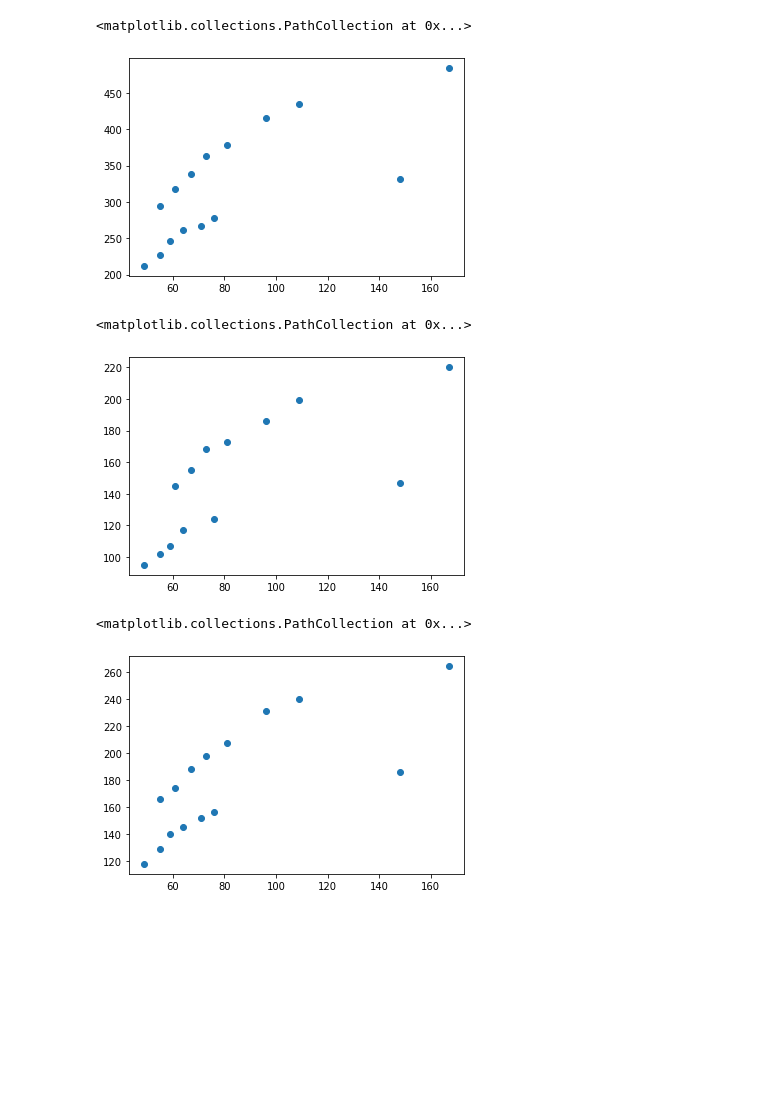
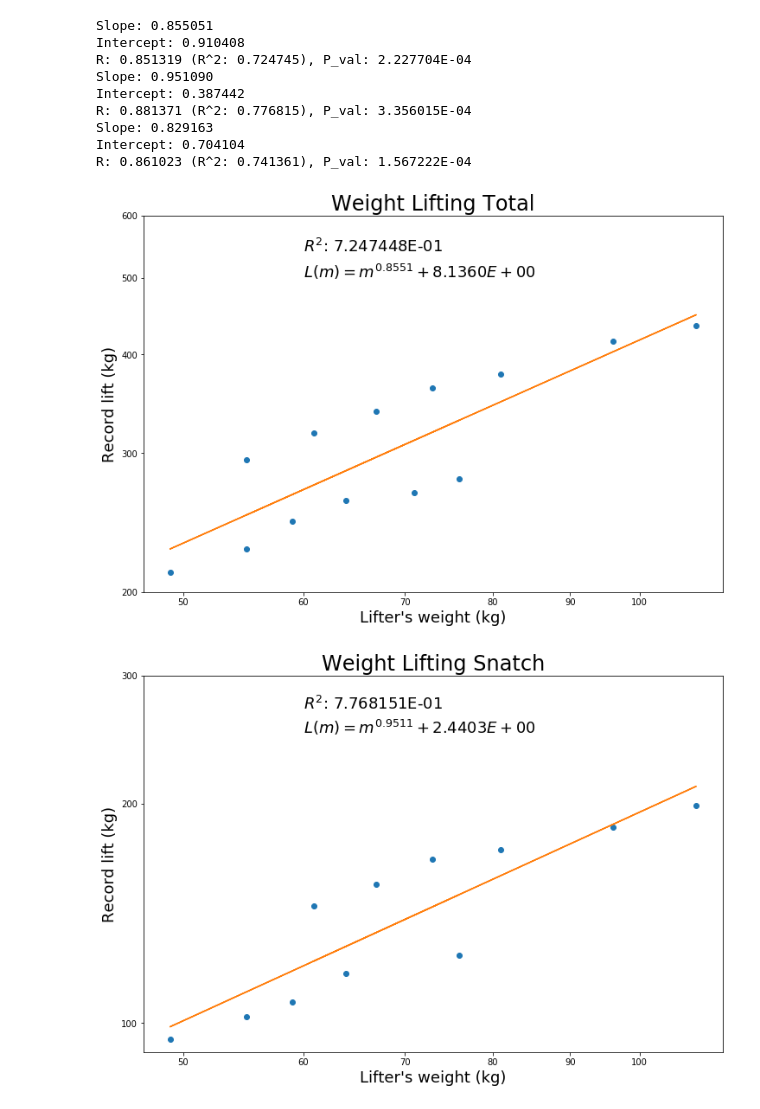
Before and after one commit to davidmatthews1uvm/CSYS300, a Jupyter notebook: Assignment_1/Part_3.ipynb, the cells around one changed output. Cells and saved outputs as stored; diff of their text form; code cells hidden in the pictures; blank space fills up the shorter version.

```diff
--- a/Assignment_1/Part_3.ipynb
+++ b/Assignment_1/Part_3.ipynb
@@ -63,21 +11,63 @@ womens_records = pd.read_csv(StringIO(womens_world_records), sep="\t")
 # %%
-records = pd.concat([mens_records, womens_records])
-records["Record (kg)"] = records["Record (kg)"].apply(lambda x: float(x[:-3]))
+records = pd.read_csv("Part3.csv")
+records = records[records["Weight"] < 110] # Don't include 109+ / 87+ classes as they have no upper limit to the class
+records["Record"] = records["Record"].apply(lambda x: float(x[:-3]))
+records["Log10Weight"] = np.log10(records["Weight"])
+records["Log10Record"] = np.log10(records["Record"])
+
 total = records[records["Event"] == "Total"]
 snatch = records[records["Event"] == "Snatch"]
 clean_jerk = records[records["Event"] == "Clean & Jerk"]
+# records
-# %%
-plt.scatter(total["Bodymass (kg)"], total["Record (kg)"])
-# %% [output]
-<matplotlib.collections.PathCollection at 0x...>
-[figure, removed]
-# %%
-plt.scatter(snatch["Bodymass (kg)"], snatch["Record (kg)"])
-# %% [output]
-<matplotlib.collections.PathCollection at 0x...>
-[figure, removed]
-# %%
-plt.scatter(clean_jerk["Bodymass (kg)"], clean_jerk["Record (kg)"])
-# %% [output]
-<matplotlib.collections.PathCollection at 0x...>
-[figure, removed]
+# %%
+for df in [total, snatch, clean_jerk]:
+    event_type = df["Event"].iloc[0]
+    slope, intercept, r_value, p_value, std_err = stats.linregress(df["Log10Weight"], df["Log10Record"])
+    predict = lambda radius: intercept + slope * radius
+
+    print("Slope: %.6f"%slope)
+    print("Intercept: %.6f"%intercept)
+    print("R: %.6f (R^2: %.6f), P_val: %.6E"%( r_value, r_value**2, p_value))
+
+
+    fig, ax = plt.subplots(1, figsize=(12,8))
+    ax.scatter(df["Weight"], df["Record"], c="C0")
+    ax.plot(np.power(10, df["Log10Weight"]), np.power(10, predict(df["Log10Weight"])), c="C1")
+    ax.set_yscale("log")
+    ax.set_xscale("log")
+
+    ax.set_title("Weight Lifting %s"%(event_type), fontsize=24)
+    ax.set_xlabel(r"Lifter's weight (kg)", fontsize=18)
+    ax.set_ylabel(r"Record lift (kg)", fontsize=18)
+
+    xticks = [50, 60, 70, 80, 90, 100]
+    yticks = [100, 200, 300, 400, 500, 600]
+
+    if event_type == "Total":
+        yticks = yticks[1:]
+    else:
+        yticks = yticks[:-3]
+
+    r_min = np.min(df["Record"])
+    r_max = np.max(df["Record"])
+
+
+    ax.set_xticks(xticks)
+    ax.set_xticklabels([str(d) for d in xticks])
+    ax.set_yticks(yticks)
+    ax.set_yticklabels([str(d) for d in yticks])
+    ax.text(60, (yticks[-1]-yticks[0]) * 0.85 + yticks[0], r"$R^2$: %.6E"%(r_value**2), fontsize=18)
+    ax.text(60, (yticks[-1]-yticks[0]) * 0.75 + yticks[0], r"$L(m) = m^{%.4f} + %.4E$"%(slope, np.power(10, intercept)), fontsize=18)
+    plt.savefig("part3%s.pdf"%event_type, bbox_inches='tight', pad_inches=0)
+# %% [output]
+Slope: 0.855051
+Intercept: 0.910408
+R: 0.851319 (R^2: 0.724745), P_val: 2.227704E-04
+Slope: 0.951090
+Intercept: 0.387442
+R: 0.881371 (R^2: 0.776815), P_val: 3.356015E-04
+Slope: 0.829163
+Intercept: 0.704104
+R: 0.861023 (R^2: 0.741361), P_val: 1.567222E-04
+[figure, added]
+[figure, added]
```
Also changed, not shown: parts of 5 cells of this notebook, 3 other files.
